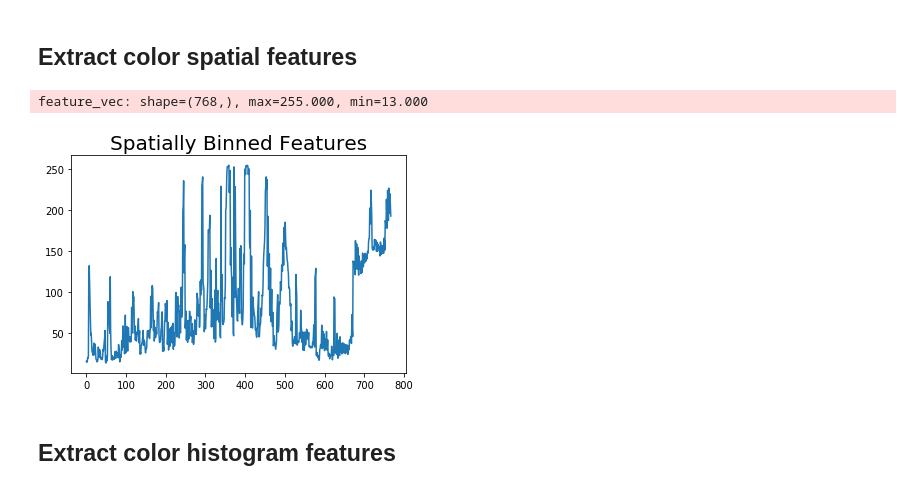
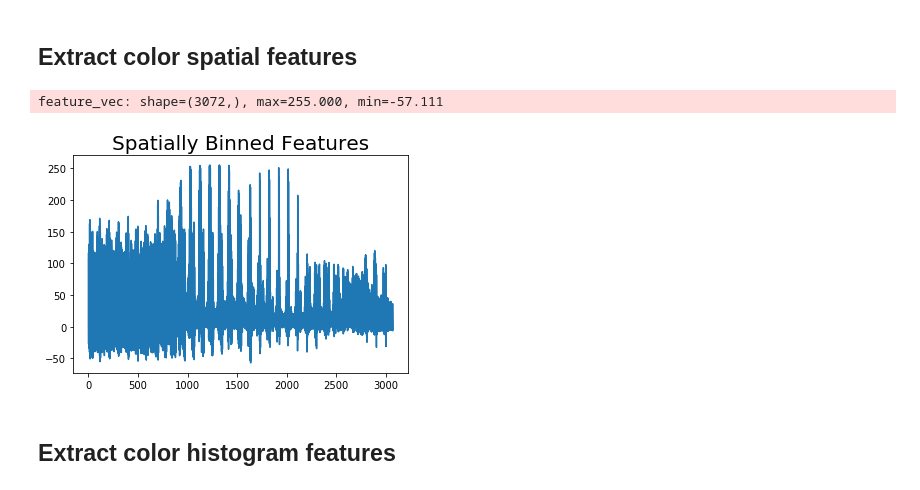
Before and after one commit to WangYuanMike/CarND-Vehicle-Detection, a Jupyter notebook: vehicle_detection.ipynb, the cells around one changed output. Cells and saved outputs as stored; diff of their text form; code cells hidden in the pictures.

```diff
--- a/vehicle_detection.ipynb
+++ b/vehicle_detection.ipynb
@@ -149,36 +171,36 @@ HOG features: shape=(7, 7, 2, 2, 9), max=0.345, min=0.000
 # %%
 # Define a function to compute color histogram features
 # Pass the color_space flag as 3-letter all caps string
 # like 'HSV' or 'LUV' etc.
-def bin_spatial(img, color_space='RGB', size=(16, 16)):
+def bin_spatial(img, color_space='YCrCb', size=(32, 32)):
     # Convert image to new color space (if specified)
     if color_space != 'RGB':
         if color_space == 'HSV':
             feature_image = cv2.cvtColor(img, cv2.COLOR_RGB2HSV)
         elif color_space == 'LUV':
             feature_image = cv2.cvtColor(img, cv2.COLOR_RGB2LUV)
         elif color_space == 'HLS':
             feature_image = cv2.cvtColor(img, cv2.COLOR_RGB2HLS)
         elif color_space == 'YUV':
             feature_image = cv2.cvtColor(img, cv2.COLOR_RGB2YUV)
         elif color_space == 'YCrCb':
             feature_image = cv2.cvtColor(img, cv2.COLOR_RGB2YCrCb)
     else: feature_image = np.copy(img)
     # Use cv2.resize().ravel() to create the feature vector
     features = cv2.resize(feature_image, size).ravel()
     # Return the feature vector
     return features
 
-feature_vec = bin_spatial(image, color_space='RGB', size=(16, 16))
+feature_vec = bin_spatial(image)
 
 # Plot features
 logger.info('feature_vec: shape={}, max={:.3f}, min={:.3f}'.format(np.shape(feature_vec), np.max(feature_vec), np.min(feature_vec)))
 plt.plot(feature_vec)
 plt.title('Spatially Binned Features', fontsize=20)
 plt.show()
 # %% [output]
-feature_vec: shape=(768,), max=255.000, min=13.000
+feature_vec: shape=(3072,), max=255.000, min=-57.111
-[figure, old version]
+[figure, new version]
 # %% [markdown]
 ## Extract color histogram features
 # %%
```
Also changed, not shown: parts of 16 cells of this notebook, 1 other file.
